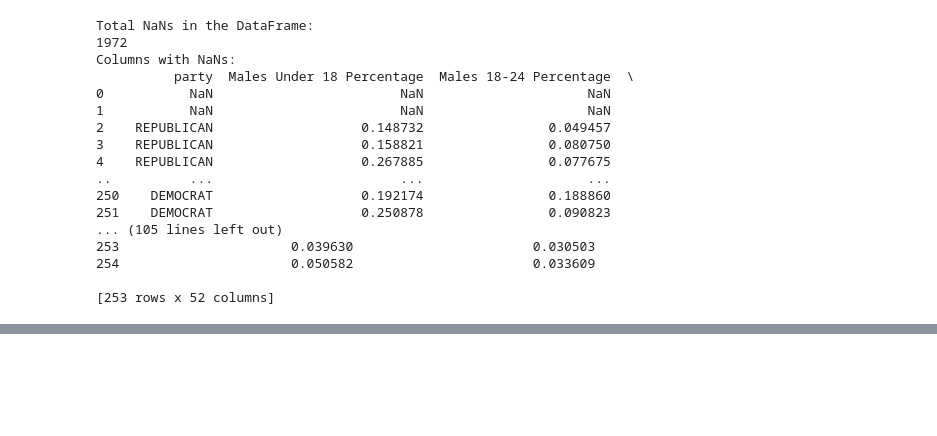
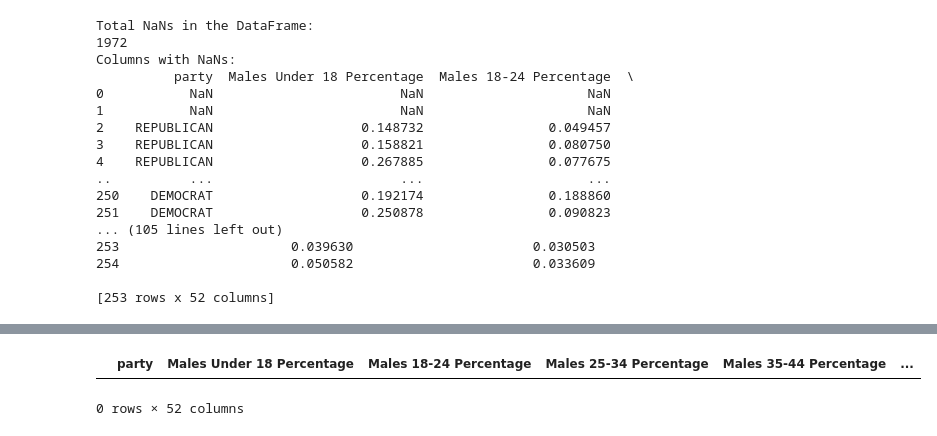
Before and after one commit to vaibhavjha06/ds3001group, a Jupyter notebook: michigan/michiganpredict.ipynb, the cells around one changed output, grey strips where cells are left out. Cells and saved outputs as stored; diff of their text form; code cells hidden in the pictures; blank space fills up the shorter version.

```diff
--- a/michigan/michiganpredict.ipynb
+++ b/michigan/michiganpredict.ipynb
@@ -191,0 +234,3 @@ Columns with NaNs:
+# %%
+numeric_cols = finalelections.select_dtypes(include=np.number).columns
+finalelections[numeric_cols] = finalelections[numeric_cols].interpolate(method='linear', axis=0)
@@ -191,0 +282,2 @@ Columns with NaNs:
+# %%
+finalelections=finalelections.drop([0,1])
@@ -191,0 +310,9 @@ Columns with NaNs:
+# %%
+finalelections=finalelections.drop([253,254])
+# %%
+finalelections=finalelections.drop([85,86])
+# %%
+finalelections[finalelections.isnull().any(axis=1)]
+# %% [output]
+|  | party | Males Under 18 Percentage | Males 18-24 Percentage | Males 25-34 Percentage | Males 35-44 Percentage | ... |
+0 rows × 52 columns
```
Also changed, not shown: parts of 17 cells of this notebook.
